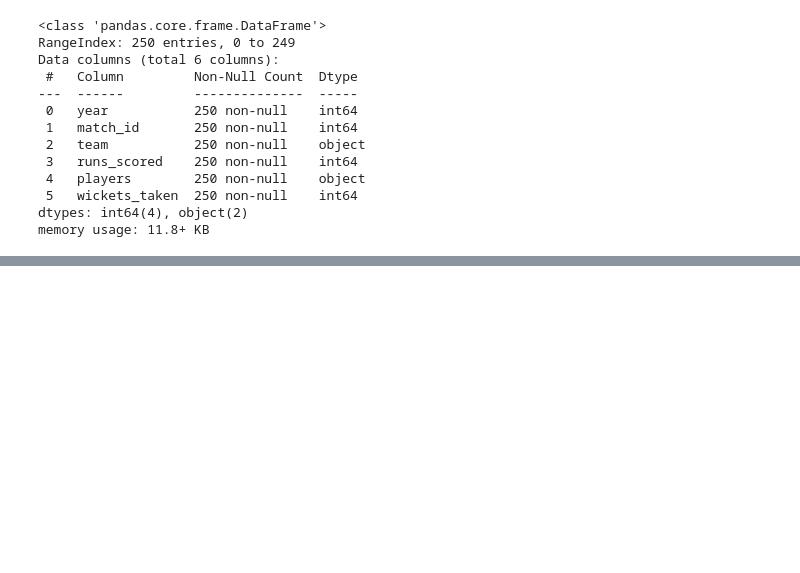
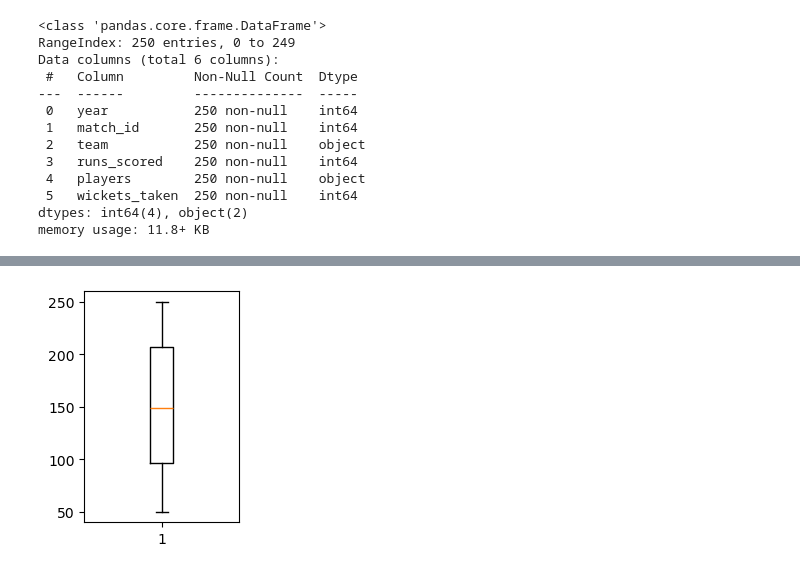
Before and after one commit to Parinita-Jain/ITvedant, a Jupyter notebook: AWP/AWP/Visualization.ipynb, the cells around one changed output, grey strips where cells are left out. Drawn from its saved outputs; the diff is of its cells as text; code cells hidden in the pictures; blank space fills up the shorter version.

```diff
--- a/AWP/AWP/Visualization.ipynb
+++ b/AWP/AWP/Visualization.ipynb
@@ -236,0 +69,6 @@ g.map(sns.histplot,"runs_scored",kde=True)
+# %%
+plt.figure(figsize=(2,3))
+plt.boxplot(df["runs_scored"])
+plt.show()
+# %% [output]
+[figure, added]
```
Also changed, not shown: parts of 48 cells of this notebook.
